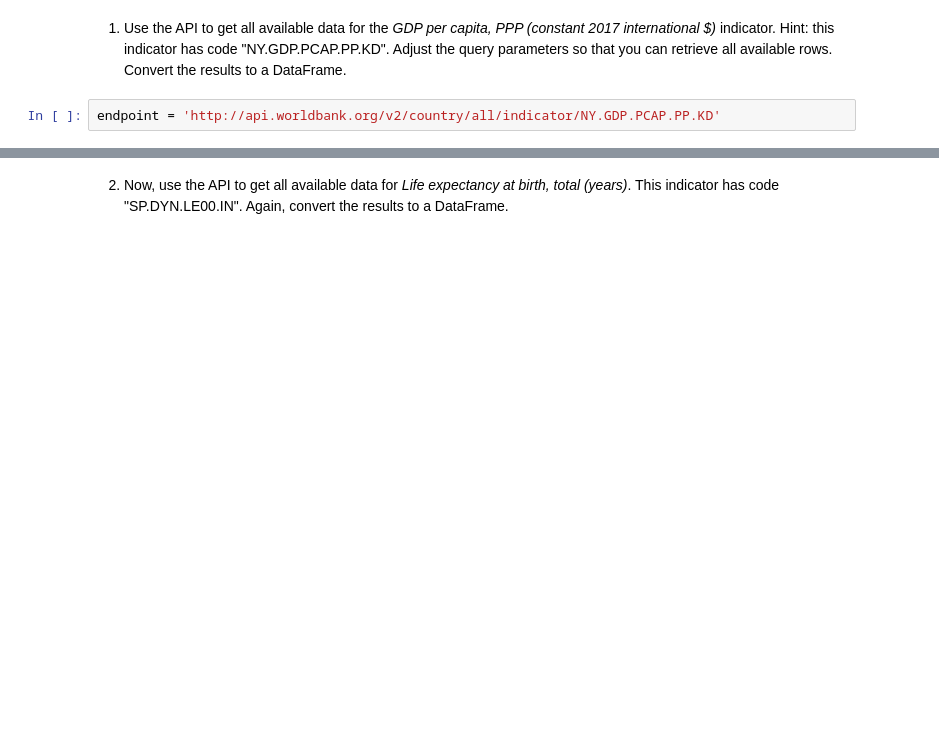
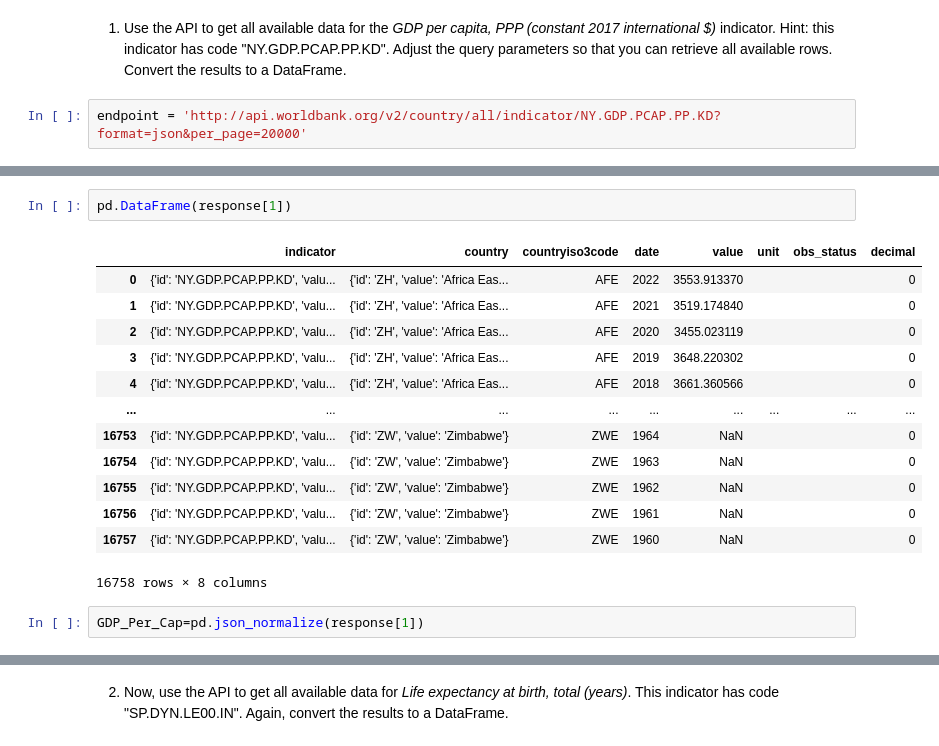
Before and after one commit to nss-data-science-cohort-7/api-exercise-brigancer, a Jupyter notebook: notebooks/UNData_API_Exercise.ipynb, the cells around one changed output, grey strips where cells are left out. Saved outputs shown, nothing was run; the diff lists cells and outputs as text; blank space fills up the shorter version.

```diff
--- a/notebooks/UNData_API_Exercise.ipynb
+++ b/notebooks/UNData_API_Exercise.ipynb
@@ -10,6 +11,6 @@ import pandas as pd
 # %% [markdown]
 1. Use the API to get all available data for the _GDP per capita, PPP (constant 2017 international $)_ indicator. Hint: this indicator has code "NY.GDP.PCAP.PP.KD". Adjust the query parameters so that you can retrieve all available rows. Convert the results to a DataFrame.
 # %%
-endpoint = 'http://api.worldbank.org/v2/country/all/indicator/NY.GDP.PCAP.PP.KD'
+endpoint = 'http://api.worldbank.org/v2/country/all/indicator/NY.GDP.PCAP.PP.KD?format=json&per_page=20000'
 # %%
 response = requests.get(endpoint)
@@ -23,0 +59,18 @@ pd.DataFrame(response.json()['near_earth_objects']['2022-01-07']).head(2)
+# %%
+pd.DataFrame(response[1])
+# %% [output]
+|  | indicator | country | countryiso3code | date | value | unit | obs_status | decimal |
+| 0 | {'id': 'NY.GDP.PCAP.PP.KD', 'valu... | {'id': 'ZH', 'value': 'Africa Eas... | AFE | 2022 | 3553.913370 |  |  | 0 |
+| 1 | {'id': 'NY.GDP.PCAP.PP.KD', 'valu... | {'id': 'ZH', 'value': 'Africa Eas... | AFE | 2021 | 3519.174840 |  |  | 0 |
+| 2 | {'id': 'NY.GDP.PCAP.PP.KD', 'valu... | {'id': 'ZH', 'value': 'Africa Eas... | AFE | 2020 | 3455.023119 |  |  | 0 |
+| 3 | {'id': 'NY.GDP.PCAP.PP.KD', 'valu... | {'id': 'ZH', 'value': 'Africa Eas... | AFE | 2019 | 3648.220302 |  |  | 0 |
+| 4 | {'id': 'NY.GDP.PCAP.PP.KD', 'valu... | {'id': 'ZH', 'value': 'Africa Eas... | AFE | 2018 | 3661.360566 |  |  | 0 |
+| ... | ... | ... | ... | ... | ... | ... | ... | ... |
+| 16753 | {'id': 'NY.GDP.PCAP.PP.KD', 'valu... | {'id': 'ZW', 'value': 'Zimbabwe'} | ZWE | 1964 | NaN |  |  | 0 |
+| 16754 | {'id': 'NY.GDP.PCAP.PP.KD', 'valu... | {'id': 'ZW', 'value': 'Zimbabwe'} | ZWE | 1963 | NaN |  |  | 0 |
+| 16755 | {'id': 'NY.GDP.PCAP.PP.KD', 'valu... | {'id': 'ZW', 'value': 'Zimbabwe'} | ZWE | 1962 | NaN |  |  | 0 |
+| 16756 | {'id': 'NY.GDP.PCAP.PP.KD', 'valu... | {'id': 'ZW', 'value': 'Zimbabwe'} | ZWE | 1961 | NaN |  |  | 0 |
+| 16757 | {'id': 'NY.GDP.PCAP.PP.KD', 'valu... | {'id': 'ZW', 'value': 'Zimbabwe'} | ZWE | 1960 | NaN |  |  | 0 |
+16758 rows × 8 columns
+# %%
+GDP_Per_Cap=pd.json_normalize(response[1])
```
Also changed, not shown: parts of 57 cells of this notebook.
